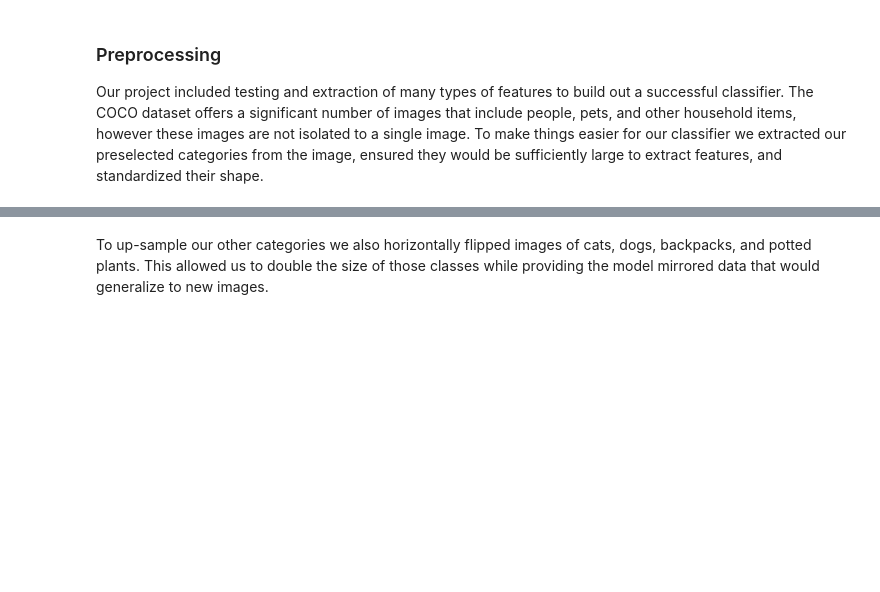
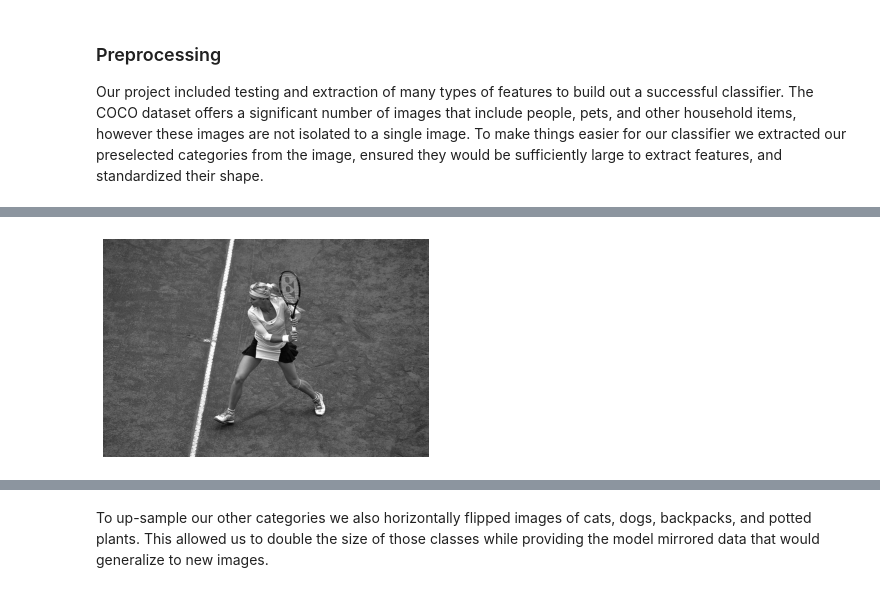
Before and after one commit to GWilson97/household_classifier, a Jupyter notebook: Final Report.ipynb, the cells around one changed output, grey strips where cells are left out. Drawn from its saved outputs; the diff is of its cells as text; code cells hidden in the pictures; blank space fills up the shorter version.

```diff
--- a/Final Report.ipynb
+++ b/Final Report.ipynb
@@ -24,0 +41,13 @@ This would allow models to expand their ability to recognize and interpret scene
+# %%
+dataDir='/Users/grantwilson/Desktop/datasets/coco'
+dataType='val2017'
+annFile='{}/annotations/instances_{}.json'.format(dataDir,dataType)
+# %%
+coco=COCO(annFile)
+# display COCO categories and supercategories
+cats = coco.loadCats(coco.getCatIds())
+nms=[cat['name'] for cat in cats]
+print('COCO categories: \n{}\n'.format(' '.join(nms)))
+
+nms = set([cat['supercategory'] for cat in cats])
+print('COCO supercategories: \n{}'.format(' '.join(nms)))
@@ -24,0 +64,11 @@ This would allow models to expand their ability to recognize and interpret scene
+# %%
+# get all images containing given categories, select one at random
+ids = set()
+cat_ids = []
+for category in ['person','dog','cat', "backpack", "potted plant"]:
+    catIds = coco.getCatIds(catNms=category)
+    cat_ids.append(catIds[0])
+    imgIds = coco.getImgIds(catIds=catIds )
+    [ids.add(i) for i in coco.getImgIds(imgIds = imgIds)]
+    print(f"{category} {len(imgIds)}")
+ids = list(ids)
@@ -44,0 +96,9 @@ Image categories were also a significant issue. Given the nature of the COCO pho
+# %%
+img = coco.loadImgs(ids[1099])[0]
+
+I = io.imread(img['coco_url'], as_gray=True)
+plt.axis('off')
+plt.imshow(I, cmap="gray")
+plt.show()
+# %% [output]
+[figure, added]
```
Also changed, not shown: parts of 16 cells of this notebook, 1 other file.
